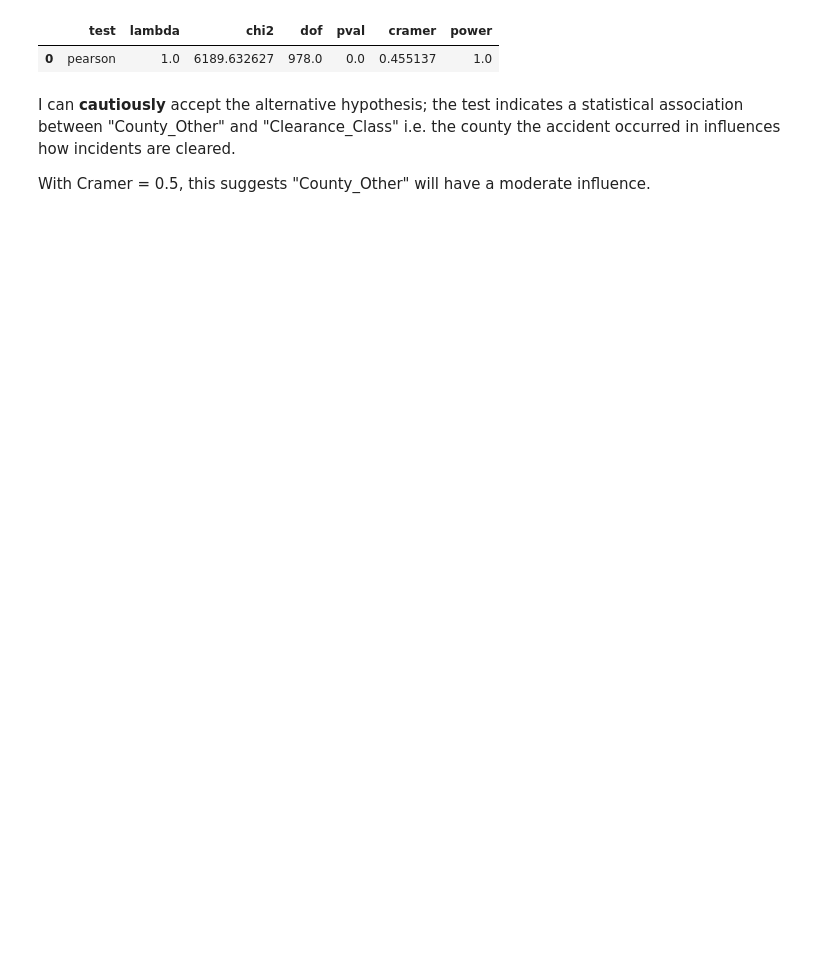
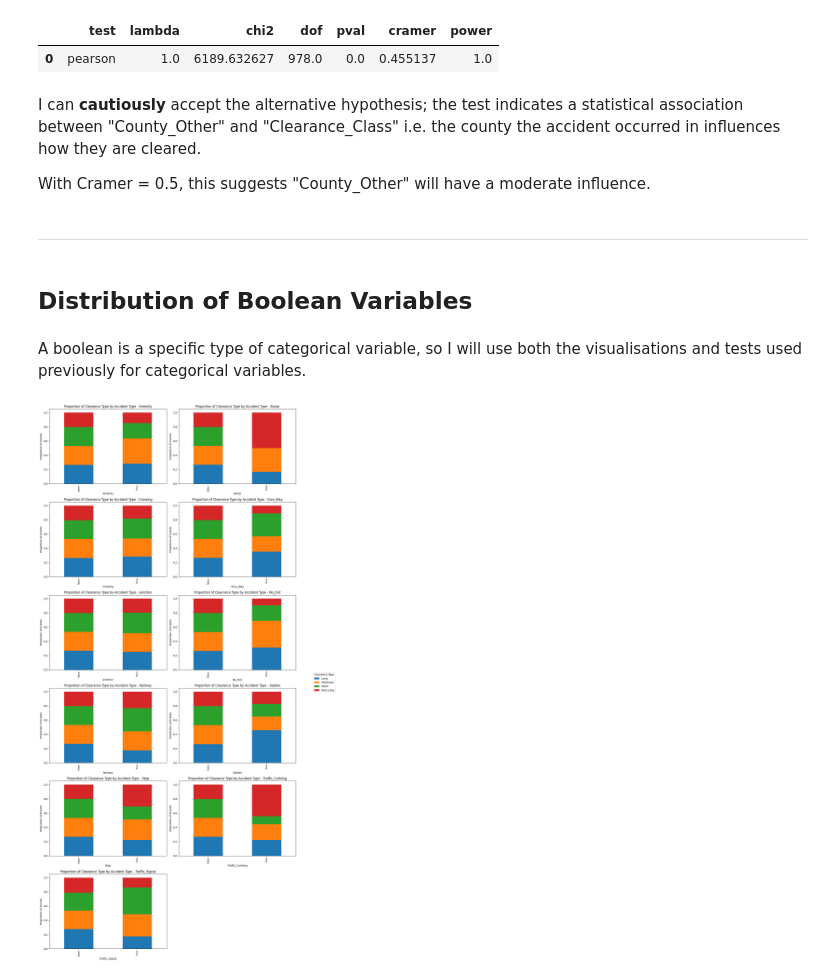
Before and after one commit to Sonya-J00/US_Accidents_ML_Project, a Jupyter notebook: jupyter_notebooks/EDA.ipynb, the cells around one changed output. Saved outputs shown, nothing was run; the diff lists cells and outputs as text; code cells hidden in the pictures; blank space fills up the shorter version.

Commit message:
boolean statistics complete

```diff
--- a/jupyter_notebooks/EDA.ipynb
+++ b/jupyter_notebooks/EDA.ipynb
@@ -527,6 +527,56 @@ stats[stats['test'] == 'pearson']
 |  | test | lambda | chi2 | dof | pval | cramer | power |
 | 0 | pearson | 1.0 | 6189.632627 | 978.0 | 0.0 | 0.455137 | 1.0 |
 # %% [markdown]
-I can **cautiously** accept the alternative hypothesis; the test indicates a statistical association between "County_Other" and "Clearance_Class" i.e. the county the accident occurred in influences how incidents are cleared.
+I can **cautiously** accept the alternative hypothesis; the test indicates a statistical association between "County_Other" and "Clearance_Class" i.e. the county the accident occurred in influences how they are cleared.
 
 With Cramer = 0.5, this suggests "County_Other" will have a moderate influence.
+# %% [markdown]
+---
+# %% [markdown]
+## Distribution of Boolean Variables
+# %% [markdown]
+A boolean is a specific type of categorical variable, so I will use both the visualisations and tests used previously for categorical variables.
+# %%
+boolean_cols = df.select_dtypes(include=['boolean']).columns.tolist()
+
+# Grid size
+n = len(boolean_cols)
+ncols = 2
+nrows = math.ceil(n / ncols)
+
+# Create subplots
+fig, axes = plt.subplots(nrows=nrows, ncols=ncols, figsize=(14, 5*nrows))
+axes = axes.flatten()
+
+for idx, col in enumerate(boolean_cols):
+    # Frequency table
+    event_counts = pd.crosstab(df[col], df["Clearance_Class"])
+
+    # Convert to proportions
+    event_props = event_counts.div(event_counts.sum(axis=1), axis=0)
+
+    # Plot stacked bar chart in the right subplot
+    event_props.plot(
+        kind="bar",
+        stacked=True,
+        ax=axes[idx],
+        legend=False  # suppress legend in subplots, add once later
+    )
+
+    axes[idx].set_title(f"Proportion of Clearance Type by Accident Type - {col}")
+    axes[idx].set_xlabel(col)
+    axes[idx].set_ylabel("Proportion of Events")
+    axes[idx].tick_params(axis="x", rotation=90, labelsize=9)
+
+# Hide unused subplots
+for j in range(idx+1, len(axes)):
+    fig.delaxes(axes[j])
+
+# Add one legend for the whole figure
+handles, labels = axes[0].get_legend_handles_labels()
+fig.legend(handles, labels, title="Clearance Type", bbox_to_anchor=(1.05, 0.5), loc="center left")
+
+plt.tight_layout()
+plt.show()
+# %% [output]
+[figure, added]
```
Also changed, not shown: parts of 32 cells of this notebook.
